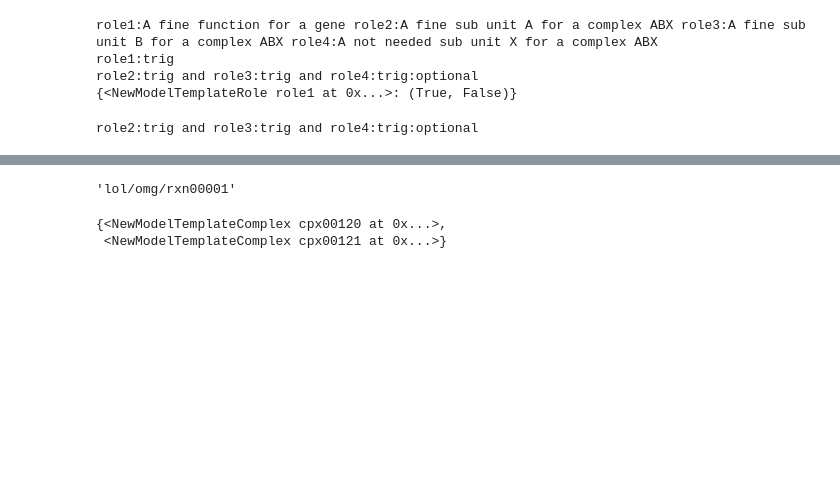
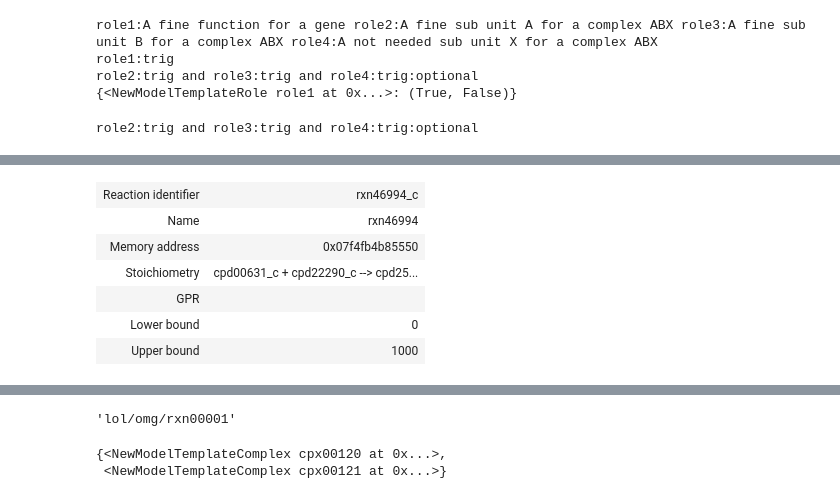
Before and after one commit to Fxe/cobrakbase, a Jupyter notebook: examples/ModelSEED/Template.ipynb, the cells around one changed output, grey strips where cells are left out. Drawn from its saved outputs; the diff is of its cells as text; code cells hidden in the pictures; blank space fills up the shorter version.

```diff
--- a/examples/ModelSEED/Template.ipynb
+++ b/examples/ModelSEED/Template.ipynb
@@ -350,0 +456,2 @@ logger.info("find non ModelSEED annotation to ignore")
+# %%
+a = tc.get_reaction_annotation()
@@ -350,0 +527,5 @@ logger.info("find non ModelSEED annotation to ignore")
+# %%
+accept_role_uids = set()
+for rxn_id in test_accept:
+    for role_uid in test_accept[rxn_id]:
+        accept_role_uids.add(role_uid)
@@ -350,0 +560,13 @@ logger.info("find non ModelSEED annotation to ignore")
+# %%
+sn_to_roles = {}
+for role_name in roles_to_add:
+    sn = normalize_role(role_name)
+    if sn not in sn_to_roles:
+        sn_to_roles[sn] = set()
+    sn_to_roles[sn].add(role_name)
+# %%
+tm = TemplateManipulator(template, modelseed_local, 'tftr', 'tcpx')
+for role_sn in sn_to_roles:
+    role_name = list(sn_to_roles[role_sn])[0]
+    tm.add_role(role_name)
+search_name_to_role_id = tm.get_search_name_to_role_id()
@@ -351,3 +1077,61 @@ logger.info("find non ModelSEED annotation to ignore")
+# %%
+
+def configure_stoichiometry2(tm, cstoichiometry, compartment_config):
+    #print('configure_stoichiometry2', cstoichiometry, compartment_config)
+    metabolites = {}
+    stoich_cmps = set()
+    for (cpd_id, cmp_token), value in cstoichiometry.items():
+        if not cmp_token in compartment_config:
+            raise Exception('missing compartment_config for ' + cmp_token)
+        stoich_cmps.add(compartment_config[cmp_token])
+        #print(cpd_id, cmp_token, compartment_config[cmp_token])
+        ccpd_id = "{}_{}".format(cpd_id, compartment_config[cmp_token])
+        add_compcompound2(tm, cpd_id, compartment_config[cmp_token])
+        metabolites[tm.template.compcompounds.get_by_id(ccpd_id)] = value
+
+    return metabolites, stoich_cmps
+def add_compartment2(tm, cmp_id, name, ph=7, index='0'):
+        res = list(filter(lambda x: x['id'] == cmp_id, tm.template.compartments))
+        if len(res) > 0:
+            return res[0]
+        return {
+            'id': cmp_id,
+            'name': name,
+            'aliases': [],
+            'hierarchy': 3,
+            'index': index,
+            'pH': ph
+        }
+from cobrakbase.core.kbasefba.newmodeltemplate_reaction import NewModelTemplateReaction
+def build_template_reaction_from_modelseed2(tm, rxn_id, compartment_config,
+                                               direction=None,
+                                               base_cost=1000,
+                                               forward_penalty=1000,
+                                               reverse_penalty=1000,
+                                               reaction_type='conditional'):
+        rxn = tm.modelseed_database.get_seed_reaction(rxn_id)
+        if rxn is None:
+            return None
+        if direction is None:
+            direction = rxn.data['direction']
+
+        metabolites, stoich_cmps = configure_stoichiometry2(tm, rxn.cstoichiometry, compartment_config)
+        cmp = get_cmp_token(stoich_cmps)  # calculate compartment
+        add_compartment2(tm, cmp, cmp)
+        name = rxn.id if type(rxn.data['name']) == float or len(rxn.data['name'].strip()) == 0 else rxn.data['name']
+        template_reaction = NewModelTemplateReaction("{}_{}".format(rxn.id, cmp), rxn_id, name, '', 0, 1000, reaction_type, '=', base_cost, reverse_penalty, forward_penalty, 'OK')
+        template_reaction.add_metabolites(metabolites)
+        return template_reaction
+template_reaction = build_template_reaction_from_modelseed2(tm, 'rxn46994', {'0': 'c'})
+template_reaction
+# %% [output]
+| Reaction identifier | rxn46994_c |
+| Name | rxn46994 |
+| Memory address | 0x07f4fb4b85550 |
+| Stoichiometry | cpd00631_c + cpd22290_c --> cpd25... |
+| GPR |  |
+| Lower bound | 0 |
+| Upper bound | 1000 |
 # %%
 tm = TemplateManipulator(template, None)
 template_reactions_filter = tm.clean_template('ModelSEED')
```
Also changed, not shown: parts of 47 cells of this notebook, 6 other files.
